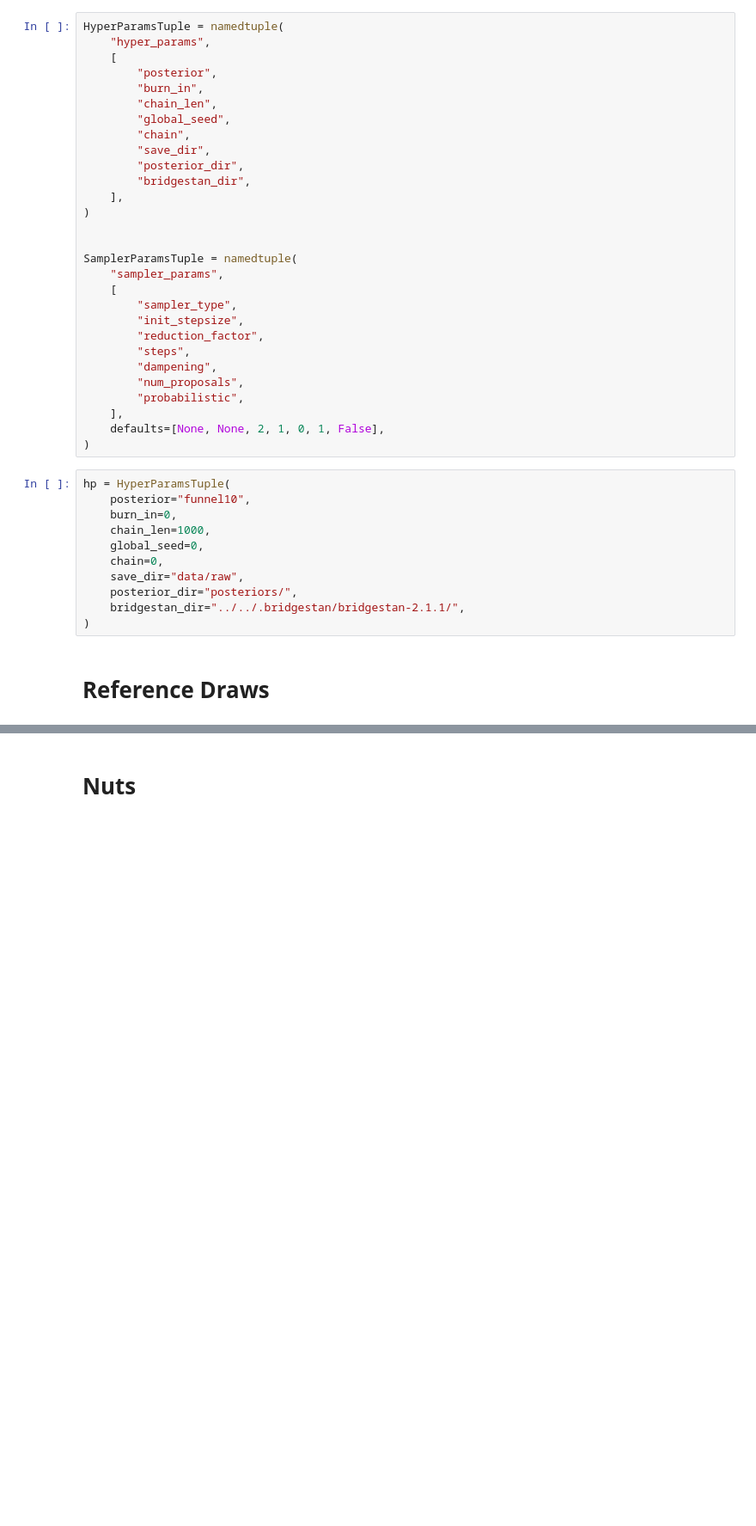
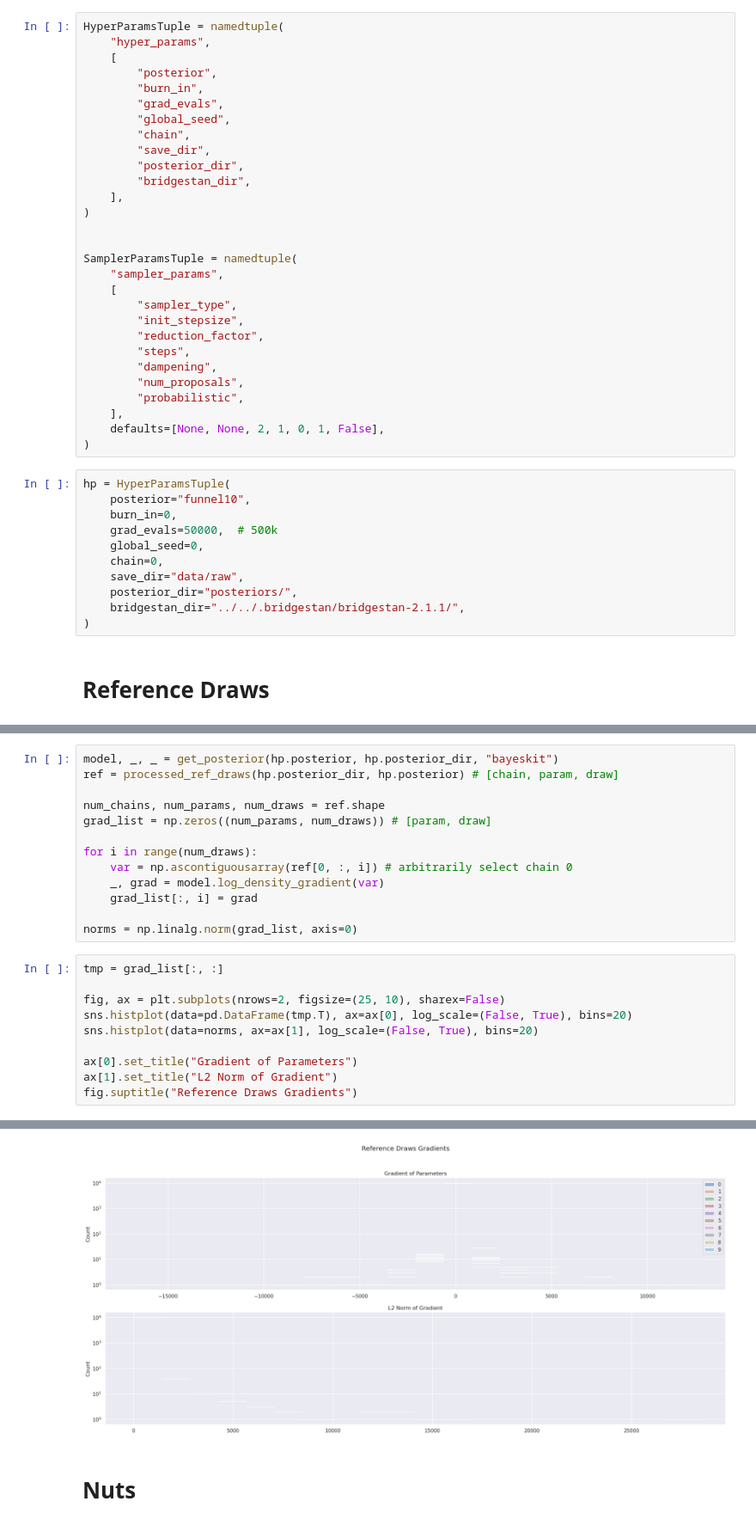
Before and after one commit to gil2rok/drghmc, a Jupyter notebook: eda.ipynb, the cells around one changed output, grey strips where cells are left out. Shown at 86% size. Saved outputs shown, nothing was run; the diff lists cells and outputs as text; blank space fills up the shorter version.

```diff
--- a/eda.ipynb
+++ b/eda.ipynb
@@ -22,7 +25,7 @@ HyperParamsTuple = namedtuple(
     [
         "posterior",
         "burn_in",
-        "chain_len",
+        "grad_evals",
         "global_seed",
         "chain",
         "save_dir",
@@ -49,7 +52,7 @@ SamplerParamsTuple = namedtuple(
 hp = HyperParamsTuple(
     posterior="funnel10",
     burn_in=0,
-    chain_len=1000,
+    grad_evals=50000,  # 500k
     global_seed=0,
     chain=0,
     save_dir="data/raw",
@@ -65,0 +79,24 @@ fig.show()
+# %%
+model, _, _ = get_posterior(hp.posterior, hp.posterior_dir, "bayeskit")
+ref = processed_ref_draws(hp.posterior_dir, hp.posterior) # [chain, param, draw]
+
+num_chains, num_params, num_draws = ref.shape
+grad_list = np.zeros((num_params, num_draws)) # [param, draw]
+
+for i in range(num_draws):
+    var = np.ascontiguousarray(ref[0, :, i]) # arbitrarily select chain 0
+    _, grad = model.log_density_gradient(var)
+    grad_list[:, i] = grad
+
+norms = np.linalg.norm(grad_list, axis=0)
+# %%
+tmp = grad_list[:, :]
+
+fig, ax = plt.subplots(nrows=2, figsize=(25, 10), sharex=False)
+sns.histplot(data=pd.DataFrame(tmp.T), ax=ax[0], log_scale=(False, True), bins=20)
+sns.histplot(data=norms, ax=ax[1], log_scale=(False, True), bins=20)
+
+ax[0].set_title("Gradient of Parameters")
+ax[1].set_title("L2 Norm of Gradient")
+fig.suptitle("Reference Draws Gradients")
+# %% [output]
@@ -66,3 +104,4 @@ fig.show()
+[figure, added]
 # %% [markdown]
 # Nuts
 # %%
```
Also changed, not shown: parts of 18 cells of this notebook, 27 other files.
